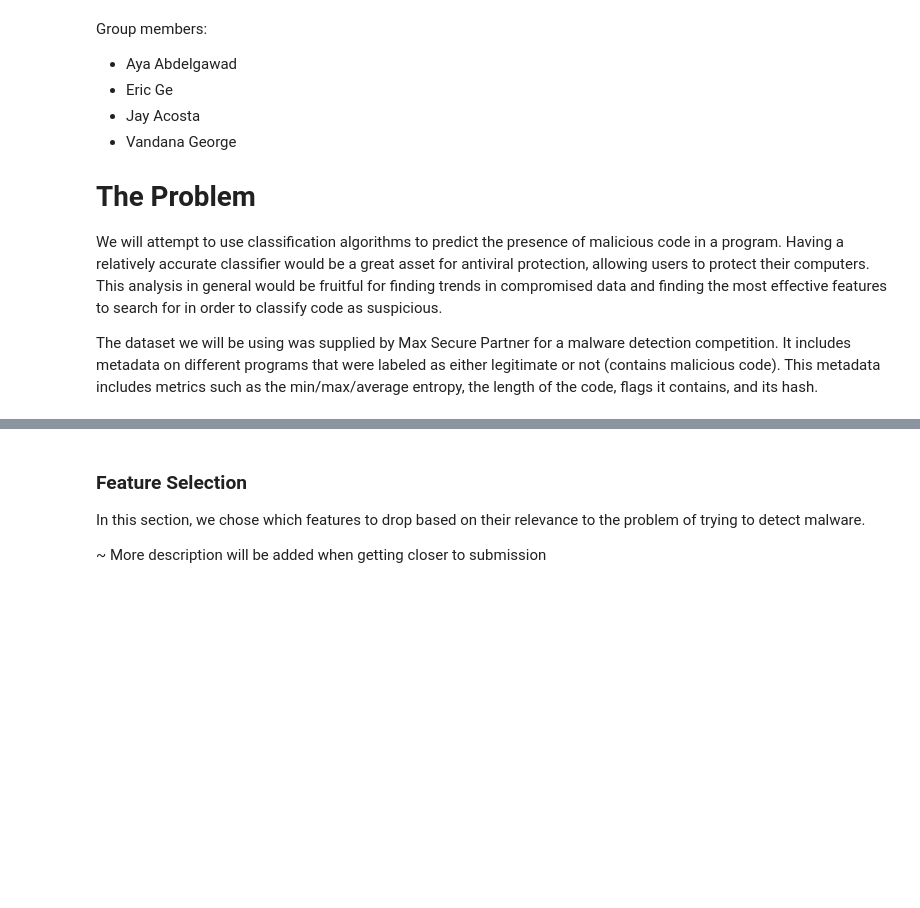
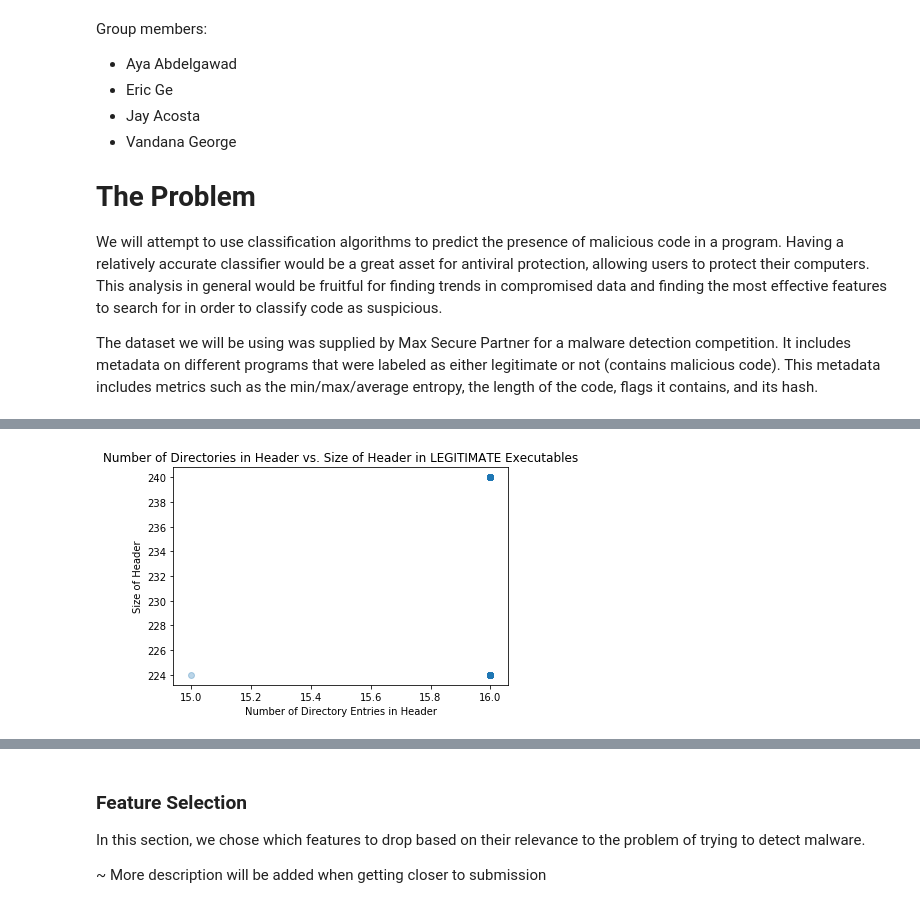
Before and after one commit to ayaabdelgawad/categorize-viruses, a Jupyter notebook: mal-classifier.ipynb, the cells around one changed output, grey strips where cells are left out. Drawn from its saved outputs; the diff is of its cells as text; code cells hidden in the pictures; blank space fills up the shorter version.

```diff
--- a/mal-classifier.ipynb
+++ b/mal-classifier.ipynb
@@ -42,0 +132,15 @@ data.describe(include='all')
+# %%
+# The graph above is quite surprising, as it indicates there is no correlation when a strong one was expected
+# Let's plot this graph for legit and malicious executables separately and see if there are any trends
+legit = data[data['legitimate'] == 1]
+plt.scatter(legit['NumberOfRvaAndSizes'], legit['SizeOfOptionalHeader'], alpha=0.3)
+plt.xlabel('Number of Directory Entries in Header')
+plt.ylabel('Size of Header')
+plt.title('Number of Directories in Header vs. Size of Header in LEGITIMATE Executables')
+plt.show()
+
+# The plot below tells us that almost all legitimate executables in our dataset had 16 directory entries
+# with header sizes of 224-240 bytes. Given that directories can be variable-sized, this variation is not
+# surprising or alarming.
+# %% [output]
+[figure, added]
```
Also changed, not shown: parts of 21 cells of this notebook.
